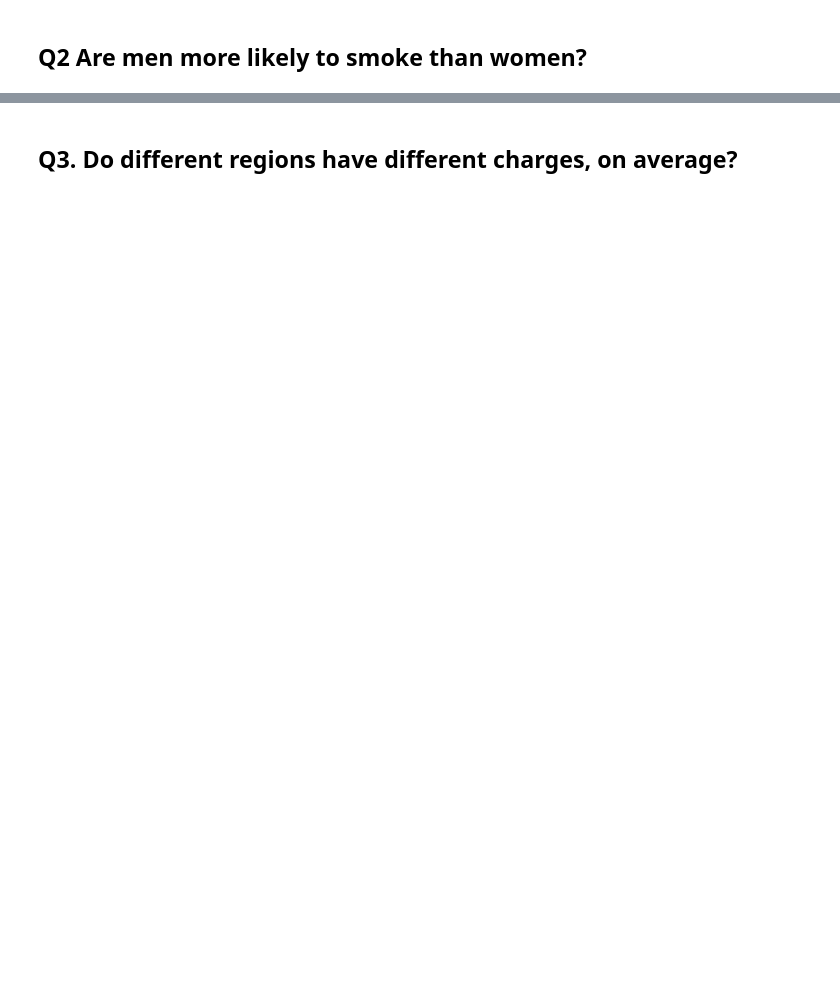
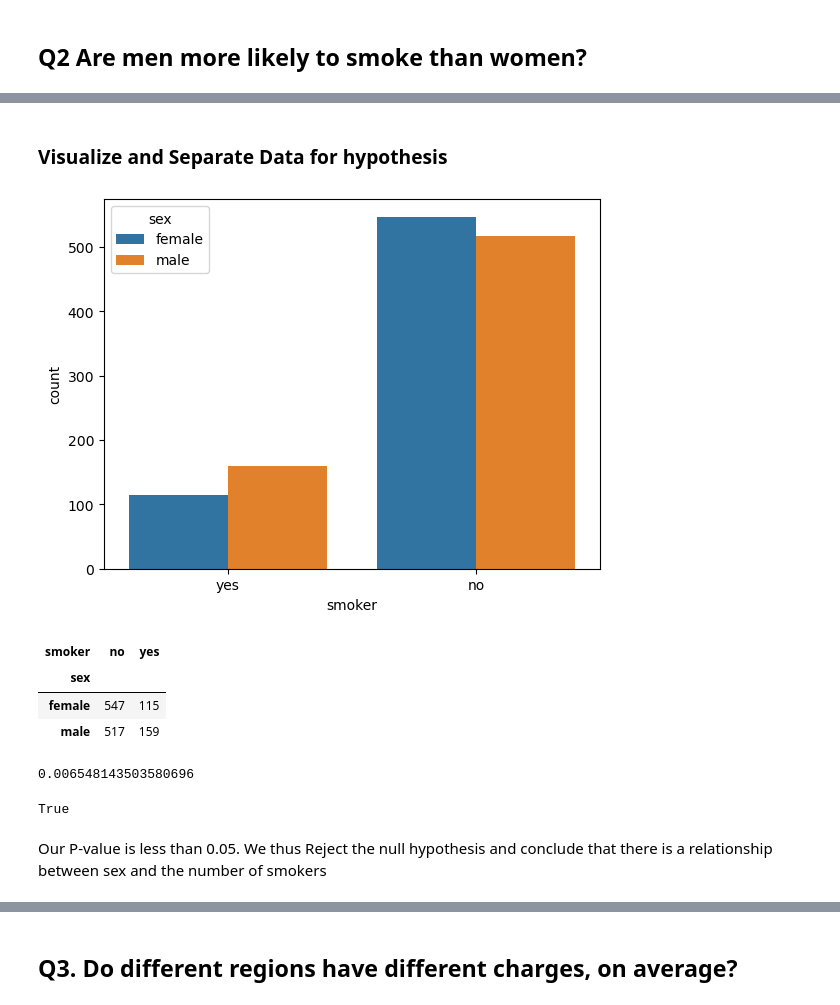
Before and after one commit to jonmessier/Learn-WK15-Hypothesis-Testing-w-Insurance-Data-CORE, a Jupyter notebook: Learn - WK15 - Hypothesis Testing with Insurance Data (CORE).ipynb, the cells around one changed output, grey strips where cells are left out. Cells and saved outputs as stored; diff of their text form; code cells hidden in the pictures; blank space fills up the shorter version.

```diff
--- a/Learn - WK15 - Hypothesis Testing with Insurance Data (CORE).ipynb
+++ b/Learn - WK15 - Hypothesis Testing with Insurance Data (CORE).ipynb
@@ -186,0 +250,2 @@ We had a p-value < .05 for our Welch's t-test. We reject the null hypothesis and
+# %% [markdown]
+### Visualize and Separate Data for hypothesis
@@ -186,0 +255,27 @@ We had a p-value < .05 for our Welch's t-test. We reject the null hypothesis and
+# %%
+## Visualizing quantities of smokers by sex
+ax = sns.countplot(data = df, x='smoker', hue='sex')
+# %% [output]
+[figure, added]
+# %%
+# calculate the contingency table with pd.cross-tab
+table = pd.crosstab(df['sex'], df['smoker'])
+table
+# %% [output]
+| smoker | no | yes |
+| sex |  |  |
+| female | 547 | 115 |
+| male | 517 | 159 |
+# %%
+# Run the Test and Save the Output
+result = stats.chi2_contingency(table)
+chi2, p, deg_free, expected_vals = result #this labels the results
+
+# What was our p-value?
+print(p)
+p<.05
+# %% [output]
+0.006548143503580696
+True
+# %% [markdown]
+Our P-value is less than 0.05. We thus Reject the null hypothesis and conclude that there is a relationship between sex and the number of smokers
```
Also changed, not shown: parts of 50 cells of this notebook.
